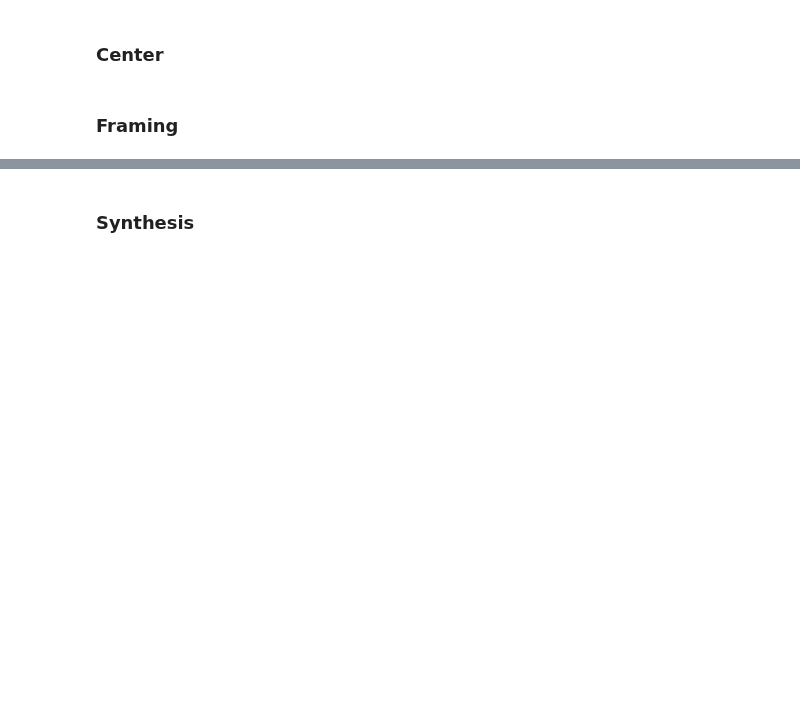
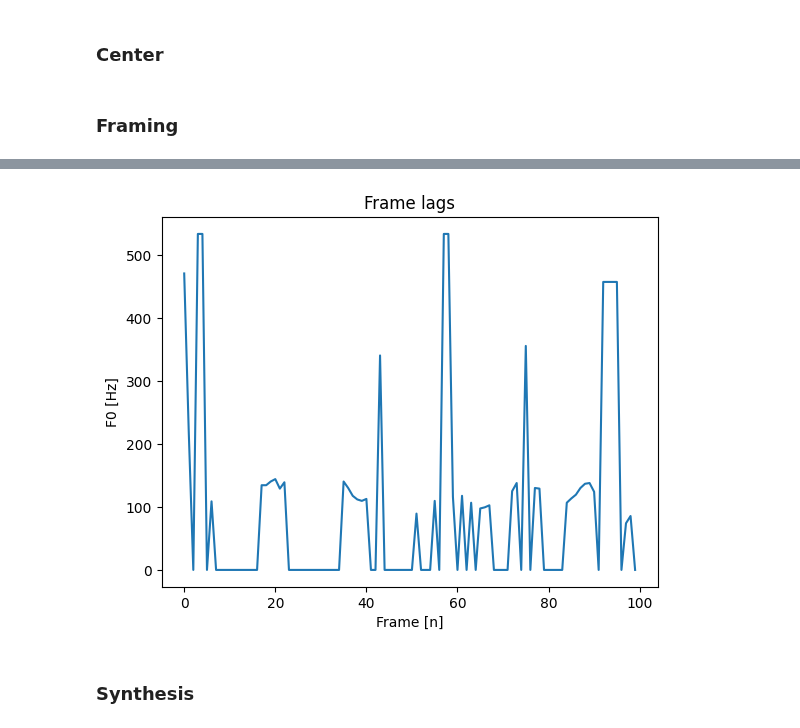
Before and after one commit to Marek324/butfit-zre, a Jupyter notebook: naive_autotune.ipynb, the cells around one changed output, grey strips where cells are left out. Saved outputs shown, nothing was run; the diff lists cells and outputs as text; code cells hidden in the pictures; blank space fills up the shorter version.

```diff
--- a/naive_autotune.ipynb
+++ b/naive_autotune.ipynb
@@ -49,20 +52,17 @@ s = sc
 # %% [markdown]
 ### Framing
 # %%
-def frame(sig, Fs=16000, len_s=0.02, overlap_s=0.01) -> tuple[np.ndarray, int, int]:
+def frame(s, Fs=16000, len_s=0.02, overlap_s=0) -> tuple[np.ndarray, int, int]:
     fl = int(len_s * Fs)
     fo = int(overlap_s * Fs)
     fs = fl - fo
-    Nf = int(1 + np.floor((len(sig) - fl) / fs))
+    Nf = int(1 + np.floor((len(s) - fl) / fs))
 
     hann_win = np.hanning(fl)
 
-    return np.array([sig[i * fs:i * fs + fl] * hann_win for i in range(Nf)]), fl, fo
+    return np.array([s[i * fs:i * fs + fl] * hann_win for i in range(Nf)]), fl, fo
 
 frames, fl, fo = frame(s)
-print(frames.shape)
-print(fl)
-print(fo)
 
 if (PLOT):
     plt.title("Frame 123")
@@ -75,3 +96,48 @@ if (PLOT):
+# %%
+def frame_lags(frames:np.ndarray, s:np.ndarray, fl:int, fo:int, Lmin:int, Lmax:int) -> np.ndarray:
+    Nfr = len(frames) # frame count
+    sp = np.pad(s, (Lmax, 0)) # zero padding for shifted frames
+    alpha = 0.8
+
+    Lnccf = np.zeros(Nfr)
+    start = 0
+    to = start + fl
+    for fr in range(Nfr):
+        selected = s[start:to]   # nonshifted frame
+        E1 = np.sum(selected**2) # energy of non-shifted frame.
+
+        Rnccf = np.zeros(Lmax + 1)
+        for n in range(Lmax):
+            starts = start - n + Lmax
+            tos = to - n + Lmax  # indexes of the shifted frame
+                                 # Lmax is there because of the zeros
+                                 # added at the beginning !
+            shifted = sp[starts:tos]   # shifted frame
+            E2 = np.sum(shifted**2)  # energy of the shifted one
+            numerator = np.sum(selected * shifted)
+            nccf = numerator / np.sqrt(E1 * E2)
+            Rnccf[n] = nccf
+
+        Rmaxarg = np.argmax(Rnccf[Lmin:Lmax])
+        Rmax = Rnccf[Lmin + Rmaxarg]
+        if Rmax >= alpha*Rnccf[0]:
+            L = Lmin + Rmaxarg
+        else:
+            L = 0
+        Lnccf[fr] = L
+        start += fl - fo
+        to = start + fl
+    return Lnccf
+
+Lf = frame_lags(frames, s, fl, fo, 30, 235)
+if (True):
+    plt.title("Frame lags")
+    plt.plot([0 if l == 0 else Fs/l for l in Lf[:100]])
+    plt.xlabel("Frame [n]")
+    plt.ylabel("F0 [Hz]")
+    plt.show()
+# %% [output]
+[figure, added]
 # %% [markdown]
 ### Synthesis
 # %%
```
Also changed, not shown: parts of 3 cells of this notebook.
